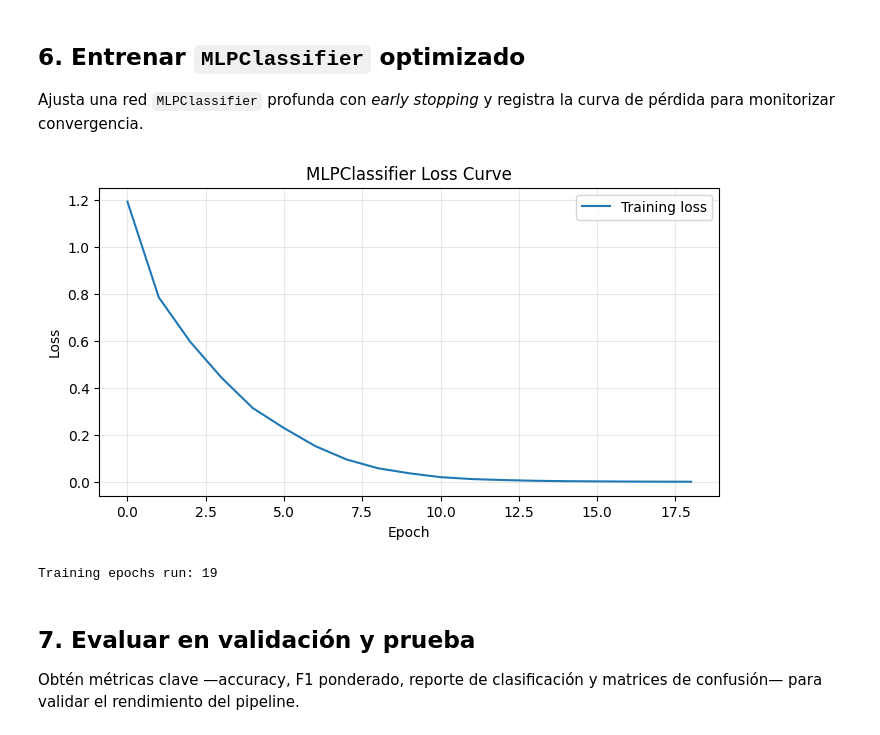
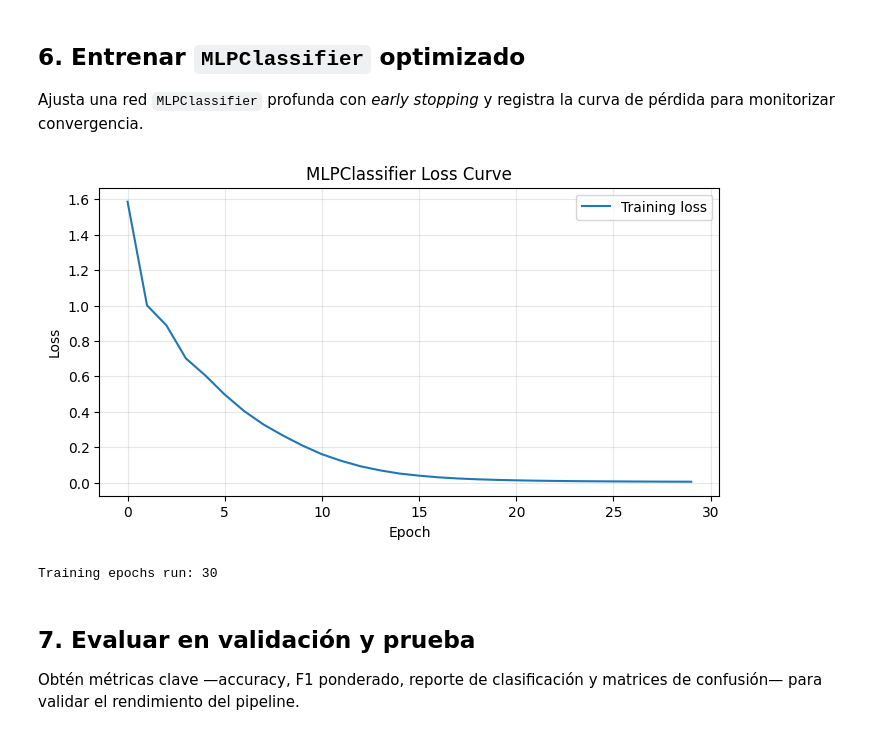
Before and after one commit to erikosobot/Sentiment-Analysis, a Jupyter notebook: SentimentAnalysisWithEmbeddersAndPretrained copy.ipynb, the cells around one changed output. Saved outputs shown, nothing was run; the diff lists cells and outputs as text; code cells hidden in the pictures.

```diff
--- a/SentimentAnalysisWithEmbeddersAndPretrained copy.ipynb
+++ b/SentimentAnalysisWithEmbeddersAndPretrained copy.ipynb
@@ -243,30 +243,36 @@ Ajusta una red `MLPClassifier` profunda con *early stopping* y registra la curva
 # %%
 mlp_clf = MLPClassifier(
     early_stopping=True,
-    hidden_layer_sizes=(512, 256, 128, 64),
+    hidden_layer_sizes=(256, 128, 64),
     learning_rate="adaptive",
-    max_iter=300,
+    max_iter=500,
     random_state=SEED,
     validation_fraction=0.15,
+    alpha=0.001,
+    n_iter_no_change=20,
+    solver='adam',
+    activation='relu',
 )
+
+
 mlp_clf.fit(X_train_ready, y_train)
 
 loss_curve = mlp_clf.loss_curve_
 plt.figure(figsize=(8, 4))
 plt.plot(loss_curve, label="Training loss")
 plt.title("MLPClassifier Loss Curve")
 plt.xlabel("Epoch")
 plt.ylabel("Loss")
 plt.grid(True, alpha=0.3)
 plt.legend()
 plt.show()
 
 print(f"Training epochs run: {mlp_clf.n_iter_}")
 if hasattr(mlp_clf, "best_iteration_") and mlp_clf.best_iteration_ is not None:
     print(f"Best iteration (early stopping): {mlp_clf.best_iteration_}")
 # %% [output]
-[figure, old version]
+[figure, new version]
-Training epochs run: 19
+Training epochs run: 30
 # %% [markdown]
 ## 7. Evaluar en validación y prueba
 Obtén métricas clave —accuracy, F1 ponderado, reporte de clasificación y matrices de confusión— para validar el rendimiento del pipeline.
```
Also changed, not shown: parts of 2 cells of this notebook, 1 other file.
